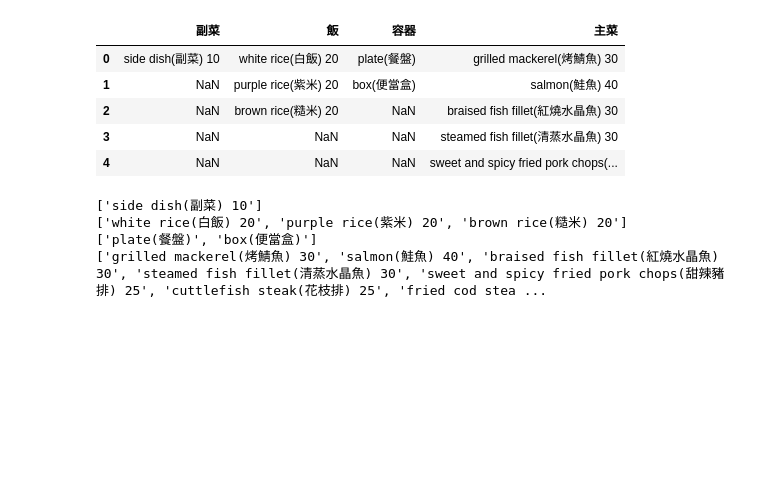
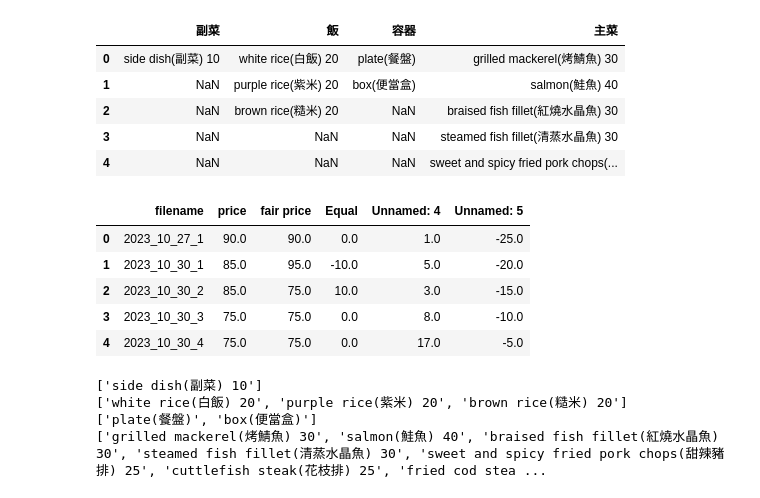
Before and after one commit to koala34025/ml-final-project-model, a Jupyter notebook: poly-regre.ipynb, the cells around one changed output. Saved outputs shown, nothing was run; the diff lists cells and outputs as text; code cells hidden in the pictures; blank space fills up the shorter version.

```diff
--- a/poly-regre.ipynb
+++ b/poly-regre.ipynb
@@ -239,6 +240,15 @@ labels_df.head()
 | 2 | NaN | brown rice(糙米) 20 | NaN | braised fish fillet(紅燒水晶魚) 30 |
 | 3 | NaN | NaN | NaN | steamed fish fillet(清蒸水晶魚) 30 |
 | 4 | NaN | NaN | NaN | sweet and spicy fried pork chops(... |
+# %%
+prices_df.head()
+# %% [output]
+|  | filename | price | fair price | Equal | Unnamed: 4 | Unnamed: 5 |
+| 0 | 2023_10_27_1 | 90.0 | 90.0 | 0.0 | 1.0 | -25.0 |
+| 1 | 2023_10_30_1 | 85.0 | 95.0 | -10.0 | 5.0 | -20.0 |
+| 2 | 2023_10_30_2 | 85.0 | 75.0 | 10.0 | 3.0 | -15.0 |
+| 3 | 2023_10_30_3 | 75.0 | 75.0 | 0.0 | 8.0 | -10.0 |
+| 4 | 2023_10_30_4 | 75.0 | 75.0 | 0.0 | 17.0 | -5.0 |
 # %%
 side_dishes = labels_df["副菜"].dropna().unique().tolist()
 rices = labels_df["飯"].dropna().unique().tolist()
```
Also changed, not shown: parts of 3 cells of this notebook.
